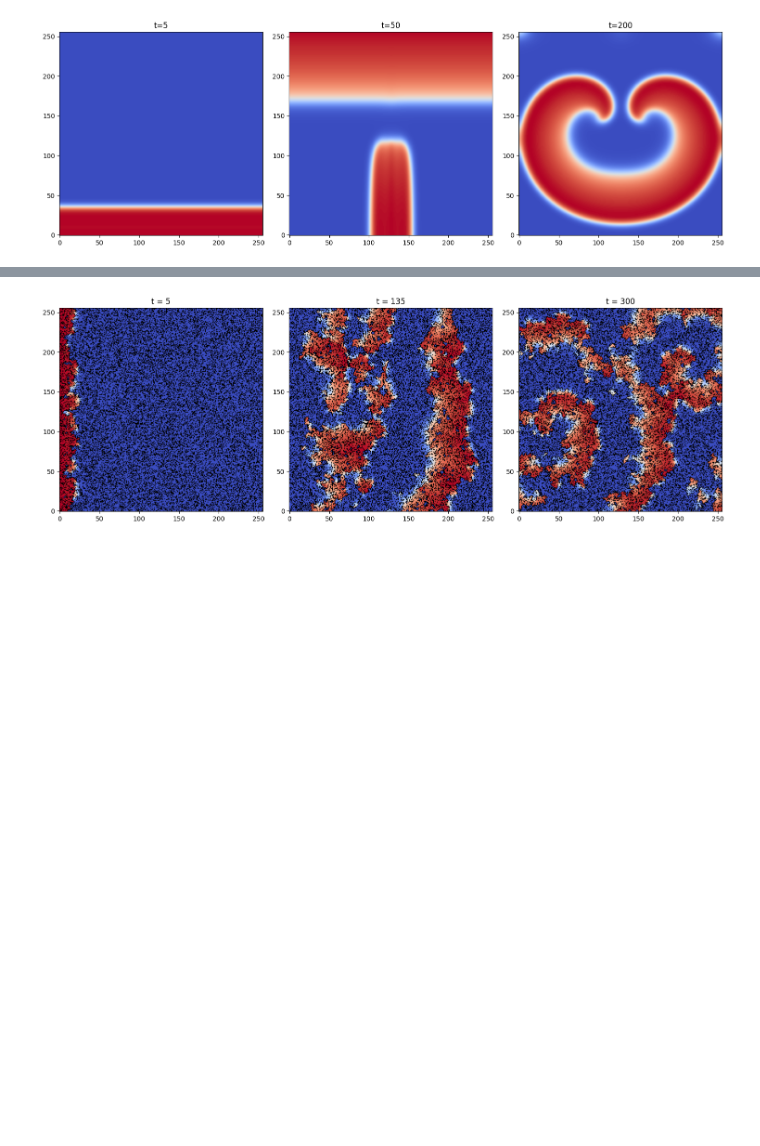
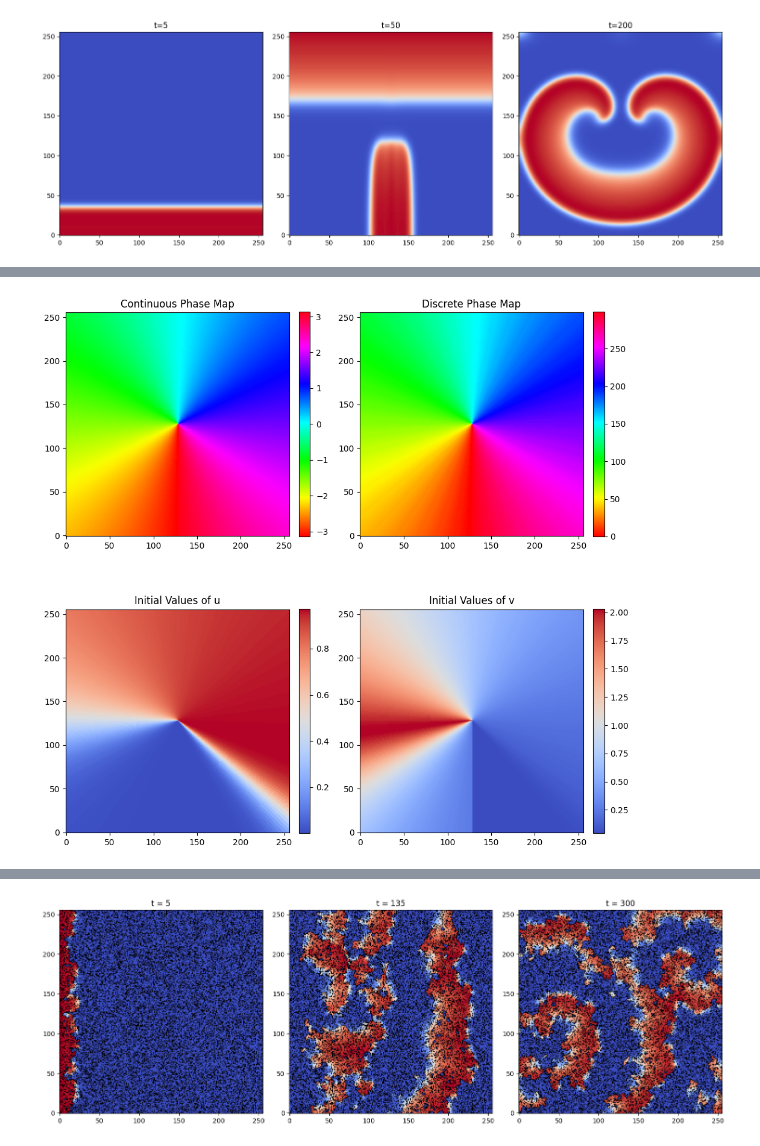
Before and after one commit to finitewave/Finitewave, a Jupyter notebook: Tutorials/SpiralWavesInitiation.ipynb, the cells around one changed output, grey strips where cells are left out. Cells and saved outputs as stored; diff of their text form; code cells hidden in the pictures; blank space fills up the shorter version.

Commit message:
Add phase map initiation into tutorial

```diff
--- a/Tutorials/SpiralWavesInitiation.ipynb
+++ b/Tutorials/SpiralWavesInitiation.ipynb
@@ -203,0 +274,53 @@ plt.show()
+# %%
+
+import matplotlib.pyplot as plt
+
+import finitewave as fw
+import numpy as np
+
+
+def build_phase_map(mesh, levels=None, phase_offset=0, clockwise=True):
+    n, m = mesh.shape
+    x = np.arange(n) - n // 2
+    y = np.arange(m) - m // 2
+    X, Y = np.meshgrid(x, y, indexing='ij')
+    theta = np.arctan2(Y, X)
+    theta += phase_offset
+    theta = np.mod(theta + np.pi, 2 * np.pi) - np.pi  # Wrap to [-pi, pi]
+    if not clockwise:
+        theta = -theta
+
+    if levels is None:
+        return theta
+
+    theta = np.digitize(theta, np.linspace(-np.pi, np.pi, levels)) - 1
+    return theta.astype(int)
+
+
+n = 256
+
+phase_map = np.zeros((n, n), dtype=float)
+phase_map = build_phase_map(phase_map, phase_offset=0., clockwise=True)
+index_map = np.zeros((n, n), dtype=int)
+index_map = build_phase_map(index_map, levels=len(u_list), phase_offset=0., clockwise=True)
+u_map = u_list[::-1][index_map]
+v_map = v_list[::-1][index_map]
+
+fig, axs = plt.subplots(ncols=2, nrows=2, figsize=(10, 10))
+im0 = axs[0, 0].imshow(phase_map, cmap='hsv', origin='lower')
+axs[0, 0].set_title("Continuous Phase Map")
+fig.colorbar(im0, ax=axs[0, 0], fraction=0.046, pad=0.04)
+im1 = axs[0, 1].imshow(index_map, cmap='hsv', origin='lower')
+axs[0, 1].set_title("Discrete Phase Map")
+fig.colorbar(im1, ax=axs[0, 1], fraction=0.046, pad=0.04)
+
+im2 = axs[1, 0].imshow(u_map, cmap='coolwarm', origin='lower')
+axs[1, 0].set_title("Initial Values of u")
+fig.colorbar(im2, ax=axs[1, 0], fraction=0.046, pad=0.04)
+im3 = axs[1, 1].imshow(v_map, cmap='coolwarm', origin='lower')
+axs[1, 1].set_title("Initial Values of v")
+fig.colorbar(im3, ax=axs[1, 1], fraction=0.046, pad=0.04)
+plt.tight_layout()
+plt.show()
+# %% [output]
+[figure, added]
```
Also changed, not shown: parts of 7 cells of this notebook, 4 other files.
